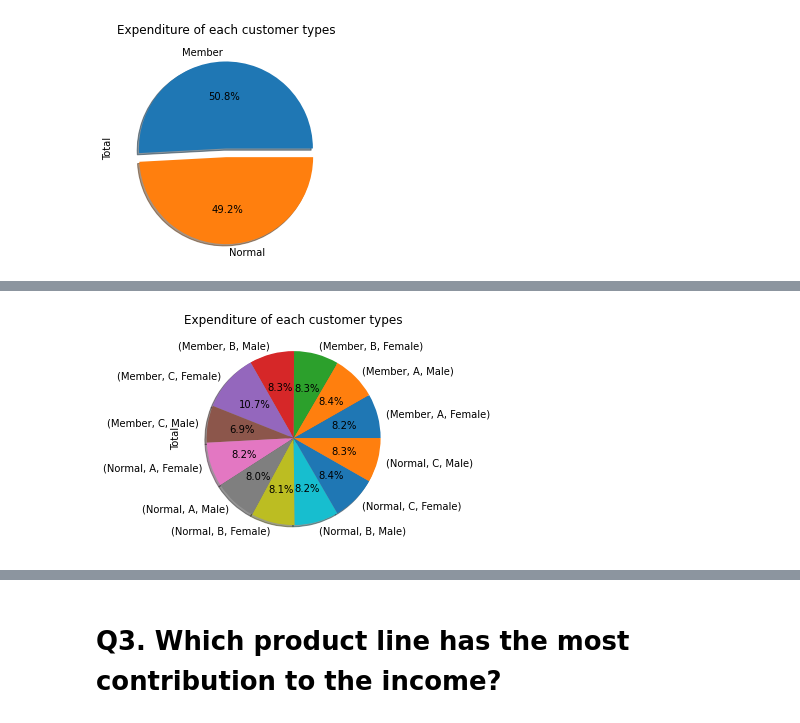
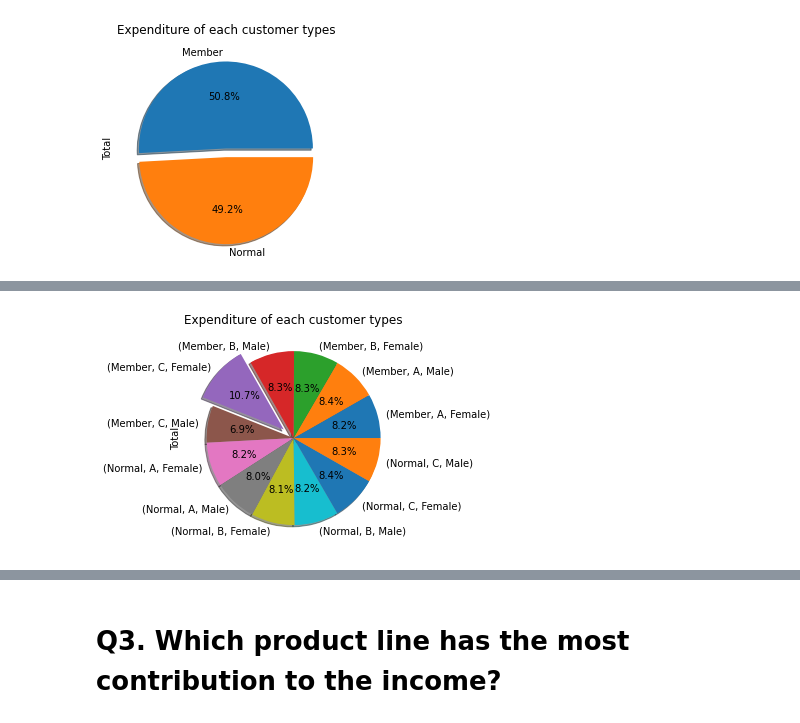
Before and after one commit to litu702/Supermarket_sales_Data, a Jupyter notebook: Supermarket_sales_Data.ipynb, the cells around one changed output, grey strips where cells are left out. Drawn from its saved outputs; the diff is of its cells as text; code cells hidden in the pictures.

```diff
--- a/Supermarket_sales_Data.ipynb
+++ b/Supermarket_sales_Data.ipynb
@@ -80,0 +71,3 @@ df.head()
+# %%
+df.set_index('Invoice ID', inplace=True)
+df.head()
@@ -167,10 +168,10 @@ grp_gender
 |  |  | Male | 4349.32 | 433 | 1269.3050 | 26655.4050 | 25386.10 | 366.666667 | ... |
 # %%
 plot = grp_gender.plot.pie(y='Total', title="Expenditure of each customer types", legend=False, \
-                   autopct='%1.1f%%', \
+                   autopct='%1.1f%%', explode=(0, 0, 0,0, 0.15, 0,0, 0, 0,0, 0, 0),\
                    shadow=True, startangle=0)
 # %% [output]
-[figure, old version]
+[figure, new version]
 # %%
 df.head()
 # %% [output]
```
Also changed, not shown: parts of 21 cells of this notebook.
